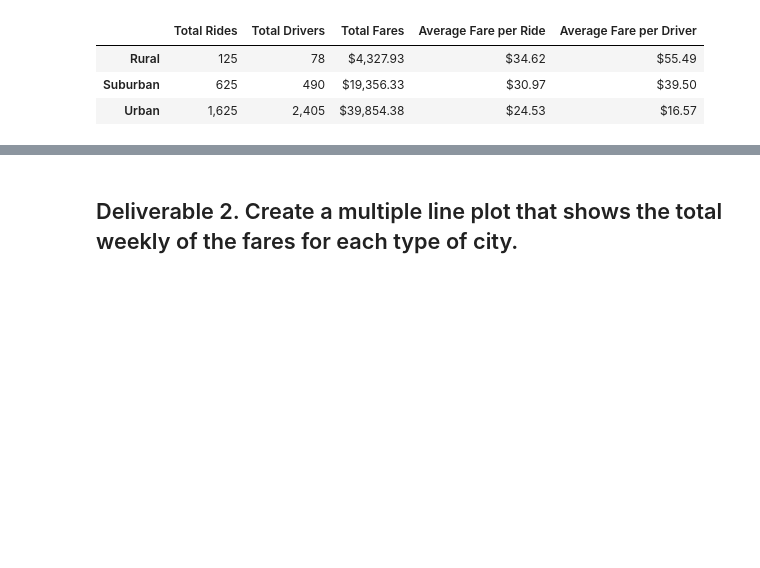
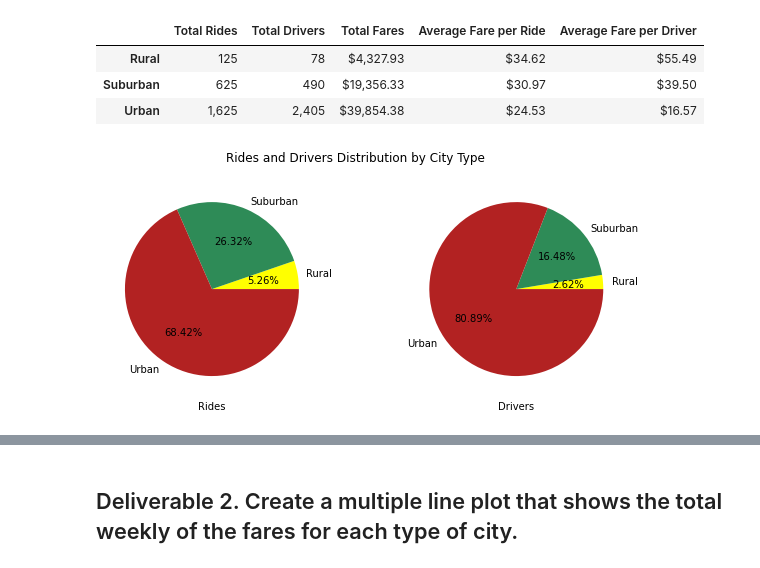
Before and after one commit to sanilveeravu/matplotlib_wk5, a Jupyter notebook: PyBer_Challenge.ipynb, the cells around one changed output, grey strips where cells are left out. Drawn from its saved outputs; the diff is of its cells as text; code cells hidden in the pictures; blank space fills up the shorter version.

Commit message:
updated README.md and plot

```diff
--- a/PyBer_Challenge.ipynb
+++ b/PyBer_Challenge.ipynb
@@ -123,3 +125,18 @@ pyber_summary_df_formatted
 | Rural | 125 | 78 | $4,327.93 | $34.62 | $55.49 |
 | Suburban | 625 | 490 | $19,356.33 | $30.97 | $39.50 |
 | Urban | 1,625 | 2,405 | $39,854.38 | $24.53 | $16.57 |
+# %%
+# Extra Stuff
+fig, (ax1, ax2) = plt.subplots(1, 2, figsize=(10,4))
+fig.suptitle('Rides and Drivers Distribution by City Type')
+labels= ["Rural","Suburban","Urban"]
+colors= ["Yellow","Seagreen","Firebrick"]
+ax1.pie(total_rides_by_city_type, labels = labels, colors = colors, autopct='%.2f%%')
+ax1.set_xlabel("Rides")
+ax2.pie(total_drivers_by_city_type, labels = labels, colors = colors, autopct='%.2f%%')
+ax2.set_xlabel("Drivers")
+plt.savefig("analysis/CityTypeRidesDrivers.png")
+
+plt.show()
+# %% [output]
+[figure, added]
```
Also changed, not shown: parts of 5 cells of this notebook, 5 other files.
